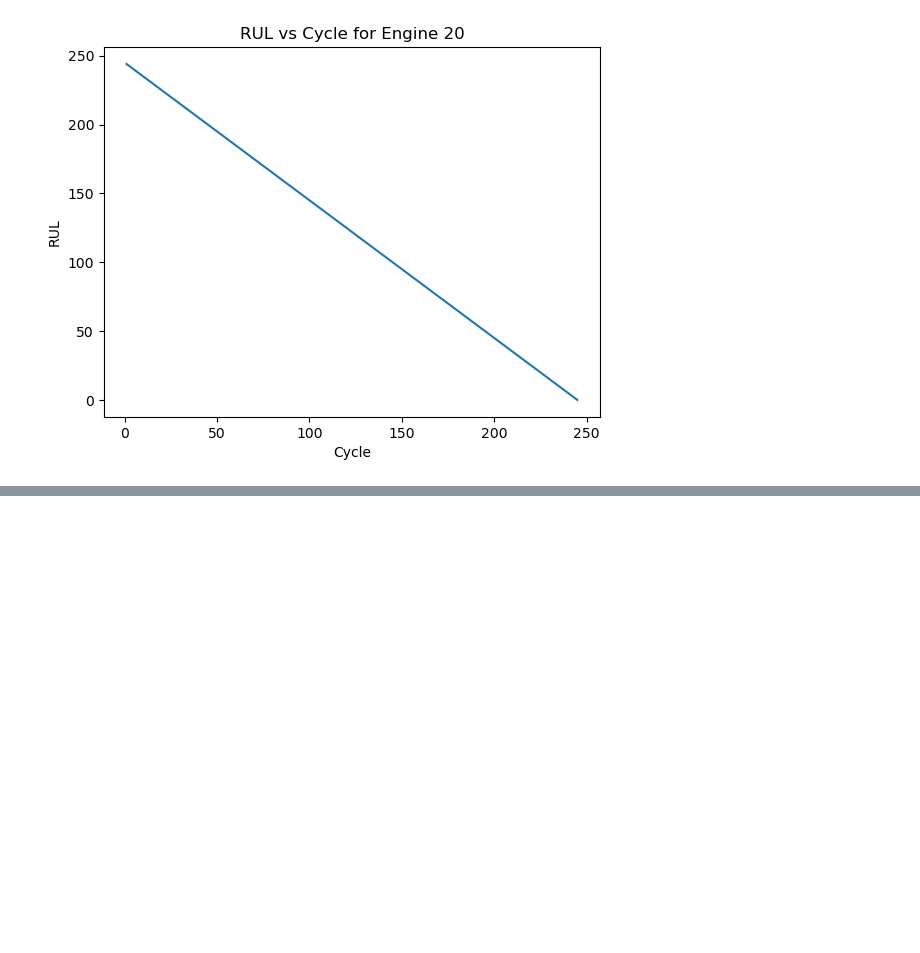
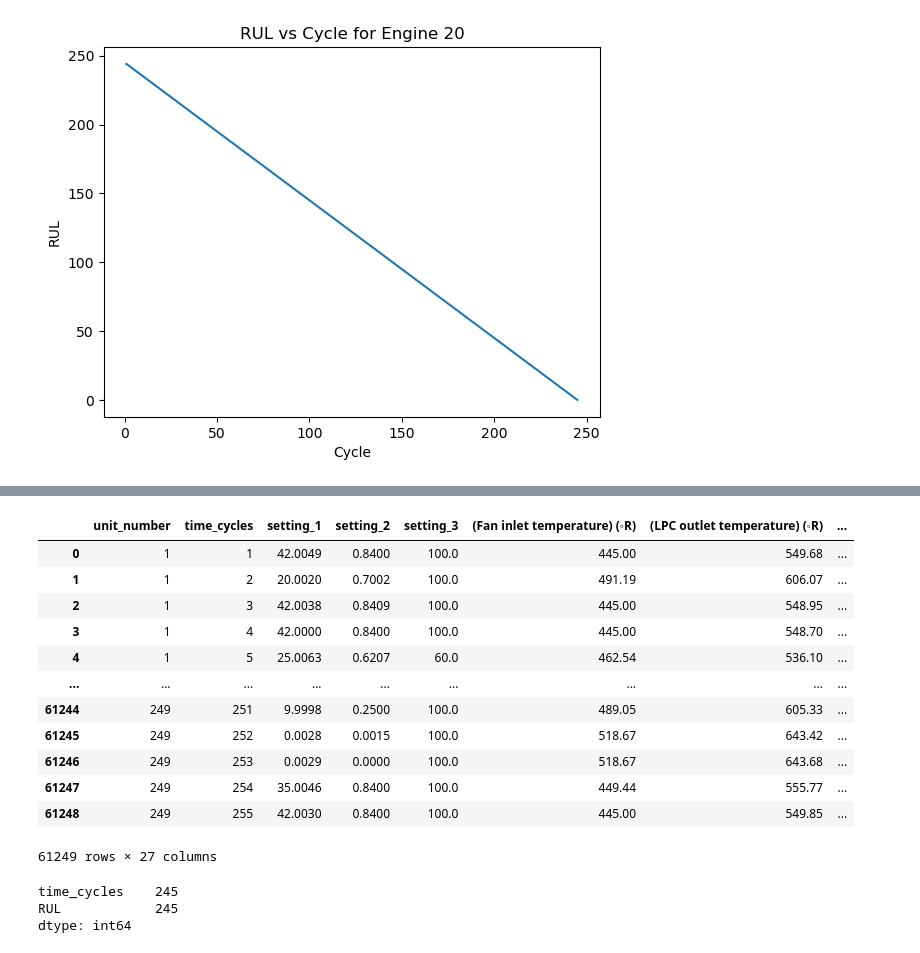
Before and after one commit to yadvendrasinghshekhawat02-design/first-, a Jupyter notebook: fd004_analysis.ipynb, the cells around one changed output, grey strips where cells are left out. Cells and saved outputs as stored; diff of their text form; code cells hidden in the pictures; blank space fills up the shorter version.

```diff
--- a/fd004_analysis.ipynb
+++ b/fd004_analysis.ipynb
@@ -416,0 +455,2 @@ plt.show()
+# %%
+failure_time.columns=['unit_number', 'max_cycle']
@@ -416,0 +473,2 @@ plt.show()
+# %%
+train_df=train_df.merge(failure_time, on='unit_number', how='left')
@@ -416,0 +492,27 @@ plt.show()
+# %%
+train_df.drop("time_cycles_y", axis=1, inplace=True)
+# %%
+train_df.rename(columns={"time_cycles_x": "time_cycles"}, inplace=True)
+# %%
+train_df
+# %% [output]
+|  | unit_number | time_cycles | setting_1 | setting_2 | setting_3 | (Fan inlet temperature) (◦R) | (LPC outlet temperature) (◦R) | ... |
+| 0 | 1 | 1 | 42.0049 | 0.8400 | 100.0 | 445.00 | 549.68 | ... |
+| 1 | 1 | 2 | 20.0020 | 0.7002 | 100.0 | 491.19 | 606.07 | ... |
+| 2 | 1 | 3 | 42.0038 | 0.8409 | 100.0 | 445.00 | 548.95 | ... |
+| 3 | 1 | 4 | 42.0000 | 0.8400 | 100.0 | 445.00 | 548.70 | ... |
+| 4 | 1 | 5 | 25.0063 | 0.6207 | 60.0 | 462.54 | 536.10 | ... |
+| ... | ... | ... | ... | ... | ... | ... | ... | ... |
+| 61244 | 249 | 251 | 9.9998 | 0.2500 | 100.0 | 489.05 | 605.33 | ... |
+| 61245 | 249 | 252 | 0.0028 | 0.0015 | 100.0 | 518.67 | 643.42 | ... |
+| 61246 | 249 | 253 | 0.0029 | 0.0000 | 100.0 | 518.67 | 643.68 | ... |
+| 61247 | 249 | 254 | 35.0046 | 0.8400 | 100.0 | 449.44 | 555.77 | ... |
+| 61248 | 249 | 255 | 42.0030 | 0.8400 | 100.0 | 445.00 | 549.85 | ... |
+61249 rows × 27 columns
+# %%
+engine_20=train_df[train_df['unit_number']==20]
+engine_20[['time_cycles', 'RUL']].max()
+# %% [output]
+time_cycles    245
+RUL            245
+dtype: int64
```
Also changed, not shown: parts of 6 cells of this notebook.
